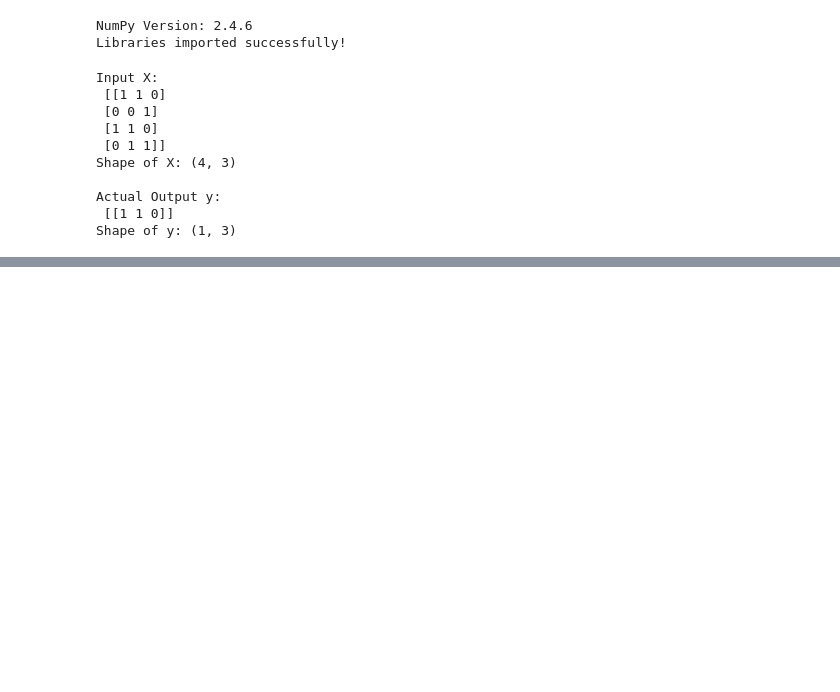
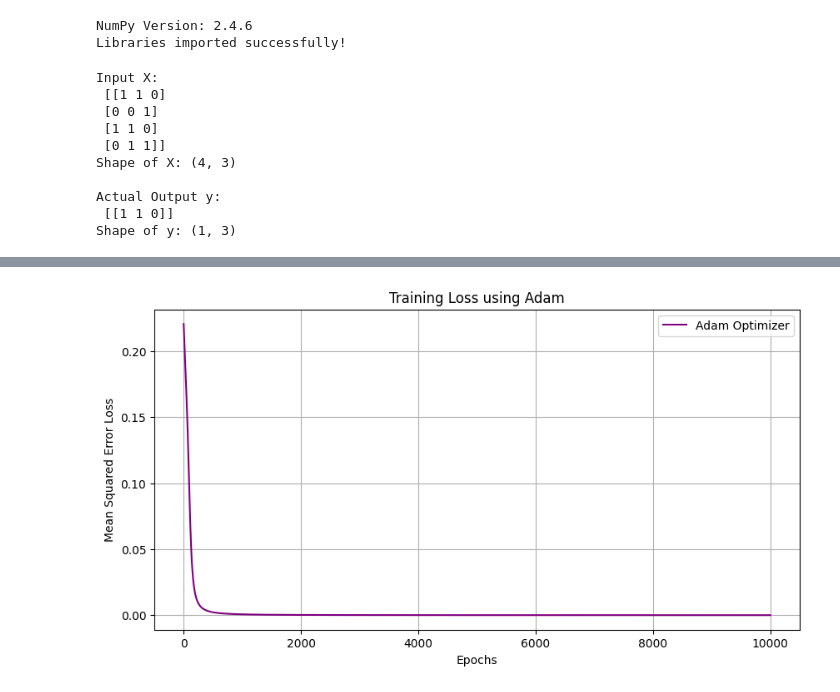
Before and after one commit to adukirdat/deep_learning, a Jupyter notebook: Adam_Optimizer_Implementation.ipynb, the cells around one changed output, grey strips where cells are left out. Cells and saved outputs as stored; diff of their text form; code cells hidden in the pictures; blank space fills up the shorter version.

```diff
--- a/Adam_Optimizer_Implementation.ipynb
+++ b/Adam_Optimizer_Implementation.ipynb
@@ -44,0 +188,10 @@ Shape of y: (1, 3)
+# %%
+# Calculate gradients for both weight matrices
+d_w_ho = np.dot(hidden_layer_output, output_delta.T)
+d_w_ih = np.dot(X, hidden_delta.T)
+
+print("Gradient of Hidden-Output Weights:\n", d_w_ho)
+print("\nGradient of Input-Hidden Weights:\n", d_w_ih)
+
+print("\nShape of d_w_ho:", d_w_ho.shape)
+print("Shape of d_w_ih:", d_w_ih.shape)
@@ -44,0 +212,11 @@ Shape of y: (1, 3)
+# %%
+# Update velocity using momentum
+v_w_ho = beta * v_w_ho + (1 - beta) * d_w_ho
+v_w_ih = beta * v_w_ih + (1 - beta) * d_w_ih
+
+# Update weights
+w_ho = w_ho + lr * v_w_ho
+w_ih = w_ih + lr * v_w_ih
+
+print("Updated Input-Hidden Weights:\n", w_ih)
+print("\nUpdated Hidden-Output Weights:\n", w_ho)
@@ -44,0 +234,14 @@ Shape of y: (1, 3)
+# %%
+# Forward propagation with updated weights
+hidden_layer_input = np.dot(w_ih.T, X)
+hidden_layer_output = sigmoid(hidden_layer_input)
+
+output_layer_input = np.dot(w_ho.T, hidden_layer_output)
+predicted_output = sigmoid(output_layer_input)
+
+# Calculate new loss
+error = y - predicted_output
+new_loss = np.mean(error ** 2)
+
+print("Updated Prediction:\n", predicted_output)
+print("\nNew Loss:", new_loss)
@@ -44,0 +327,12 @@ Shape of y: (1, 3)
+# %%
+# Plot the loss curve
+plt.figure(figsize=(10, 5))
+plt.plot(error_adam, label="Adam Optimizer", color="purple")
+plt.xlabel("Epochs")
+plt.ylabel("Mean Squared Error Loss")
+plt.title("Training Loss using Adam")
+plt.grid(True)
+plt.legend()
+plt.show()
+# %% [output]
+[figure, added]
```
Also changed, not shown: parts of 12 cells of this notebook.
